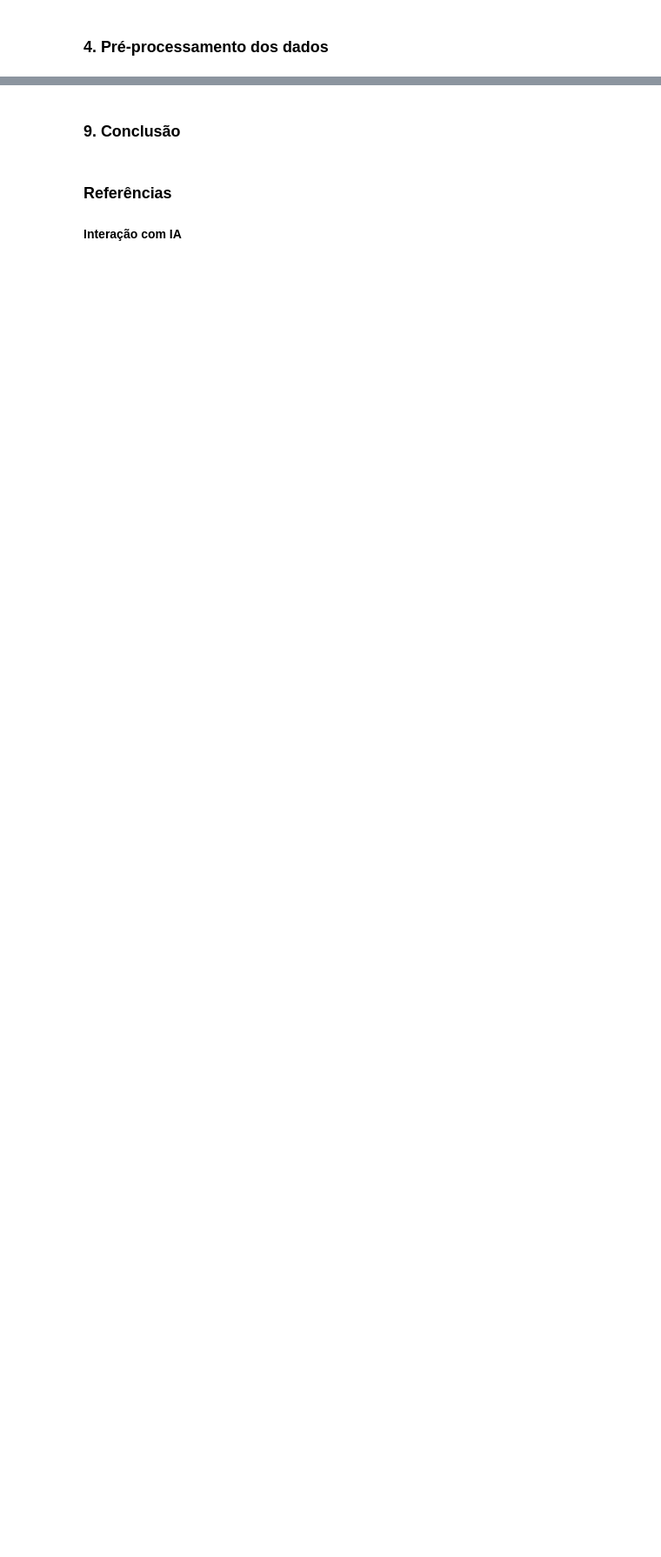
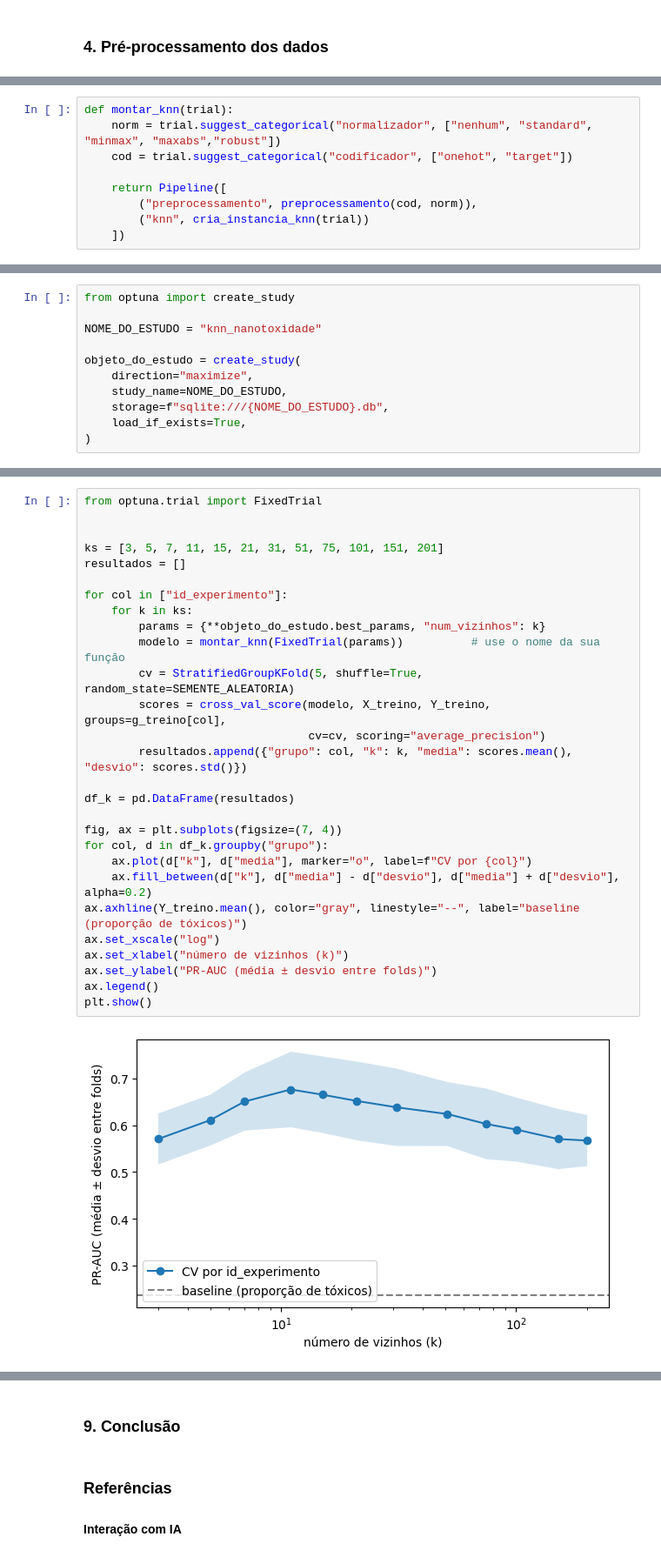
Before and after one commit to mbuenocavalcanti/Trabalho_final_de_machine_learning, a Jupyter notebook: projetofinal_ml.ipynb, the cells around one changed output, grey strips where cells are left out. Shown at 87% size. Cells and saved outputs as stored; diff of their text form; blank space fills up the shorter version.

```diff
--- a/projetofinal_ml.ipynb
+++ b/projetofinal_ml.ipynb
@@ -654,0 +813,9 @@ Colunas que a validação externa não tem: ['CA', 'CV', 'Eg', 'HOMO', 'HoF', 'I
+# %%
+def montar_knn(trial):
+    norm = trial.suggest_categorical("normalizador", ["nenhum", "standard", "minmax", "maxabs","robust"])
+    cod = trial.suggest_categorical("codificador", ["onehot", "target"])
+
+    return Pipeline([
+        ("preprocessamento", preprocessamento(cod, norm)),
+        ("knn", cria_instancia_knn(trial))
+    ])
@@ -654,0 +830,11 @@ Colunas que a validação externa não tem: ['CA', 'CV', 'Eg', 'HOMO', 'HoF', 'I
+# %%
+from optuna import create_study
+
+NOME_DO_ESTUDO = "knn_nanotoxidade"
+
+objeto_do_estudo = create_study(
+    direction="maximize",
+    study_name=NOME_DO_ESTUDO,
+    storage=f"sqlite:///{NOME_DO_ESTUDO}.db",
+    load_if_exists=True,
+)
@@ -654,0 +875,30 @@ Colunas que a validação externa não tem: ['CA', 'CV', 'Eg', 'HOMO', 'HoF', 'I
+# %%
+from optuna.trial import FixedTrial
+
+
+ks = [3, 5, 7, 11, 15, 21, 31, 51, 75, 101, 151, 201]
+resultados = []
+
+for col in ["id_experimento"]:
+    for k in ks:
+        params = {**objeto_do_estudo.best_params, "num_vizinhos": k}
+        modelo = montar_knn(FixedTrial(params))          # use o nome da sua função
+        cv = StratifiedGroupKFold(5, shuffle=True, random_state=SEMENTE_ALEATORIA)
+        scores = cross_val_score(modelo, X_treino, Y_treino, groups=g_treino[col],
+                                 cv=cv, scoring="average_precision")
+        resultados.append({"grupo": col, "k": k, "media": scores.mean(), "desvio": scores.std()})
+
+df_k = pd.DataFrame(resultados)
+
+fig, ax = plt.subplots(figsize=(7, 4))
+for col, d in df_k.groupby("grupo"):
+    ax.plot(d["k"], d["media"], marker="o", label=f"CV por {col}")
+    ax.fill_between(d["k"], d["media"] - d["desvio"], d["media"] + d["desvio"], alpha=0.2)
+ax.axhline(Y_treino.mean(), color="gray", linestyle="--", label="baseline (proporção de tóxicos)")
+ax.set_xscale("log")
+ax.set_xlabel("número de vizinhos (k)")
+ax.set_ylabel("PR-AUC (média ± desvio entre folds)")
+ax.legend()
+plt.show()
+# %% [output]
+[figure, added]
```
Also changed, not shown: parts of 49 cells of this notebook.
